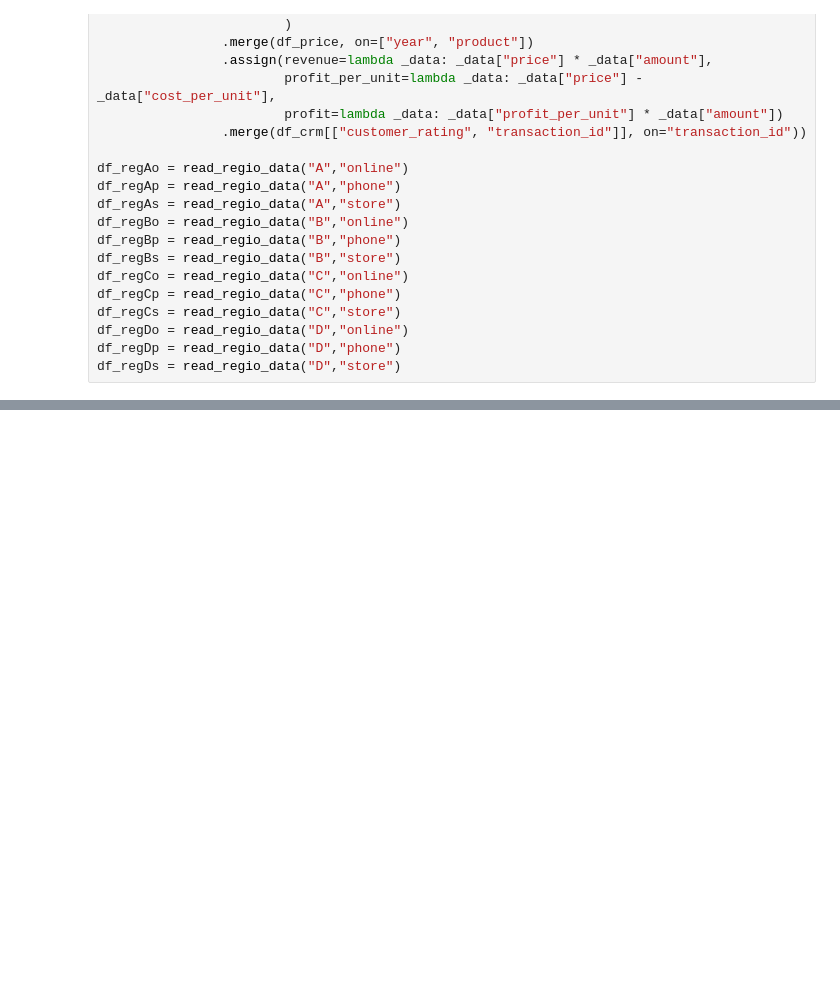
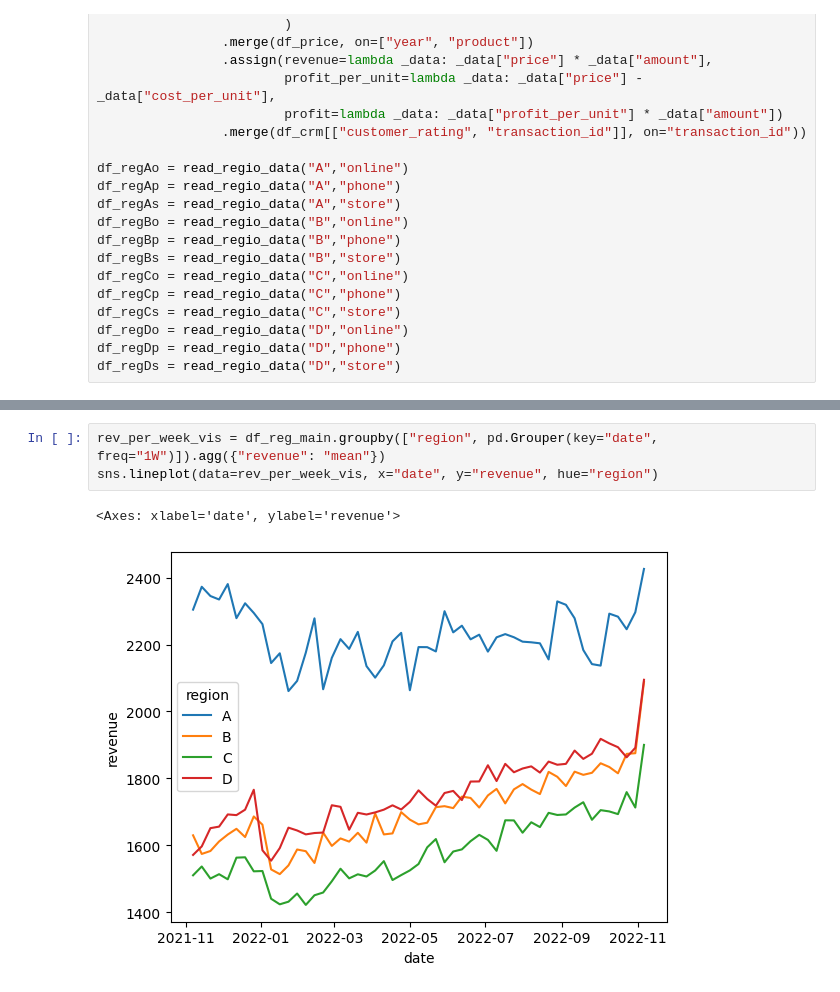
Before and after one commit to timstr97/business-analytics-case-study, a Jupyter notebook: sandbox/patrick/analyse_downtime.ipynb, the cells around one changed output, grey strips where cells are left out. Drawn from its saved outputs; the diff is of its cells as text; blank space fills up the shorter version.

```diff
--- a/sandbox/patrick/analyse_downtime.ipynb
+++ b/sandbox/patrick/analyse_downtime.ipynb
@@ -92,0 +172,6 @@ df_regAo.describe()
+# %%
+rev_per_week_vis = df_reg_main.groupby(["region", pd.Grouper(key="date", freq="1W")]).agg({"revenue": "mean"})
+sns.lineplot(data=rev_per_week_vis, x="date", y="revenue", hue="region")
+# %% [output]
+<Axes: xlabel='date', ylabel='revenue'>
+[figure, added]
```
Also changed, not shown: parts of 16 cells of this notebook, 1 other file.
